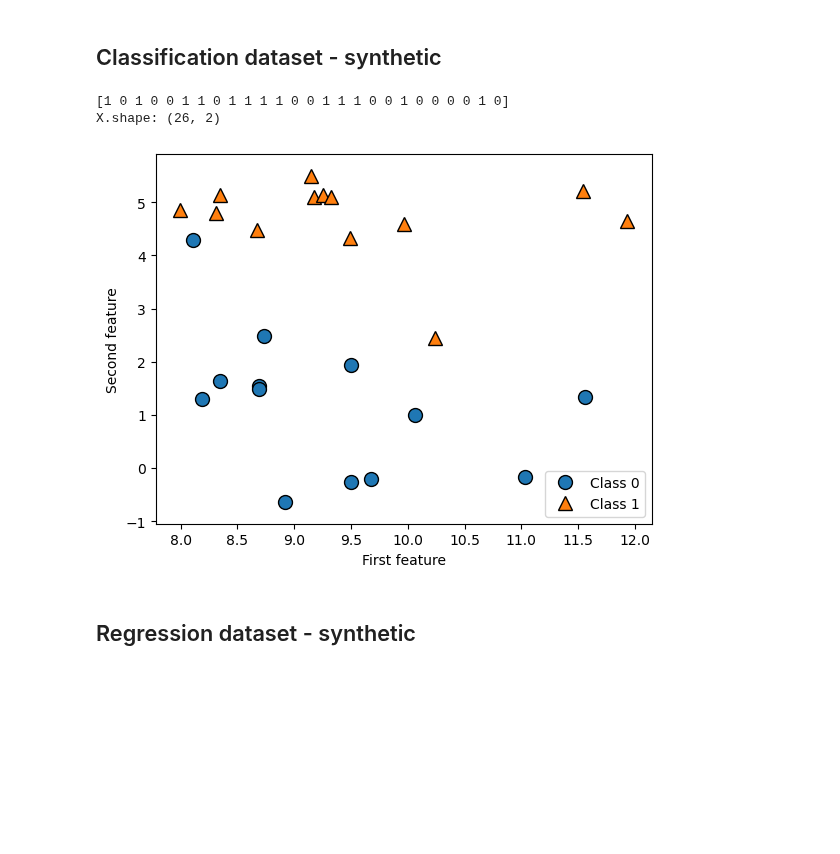
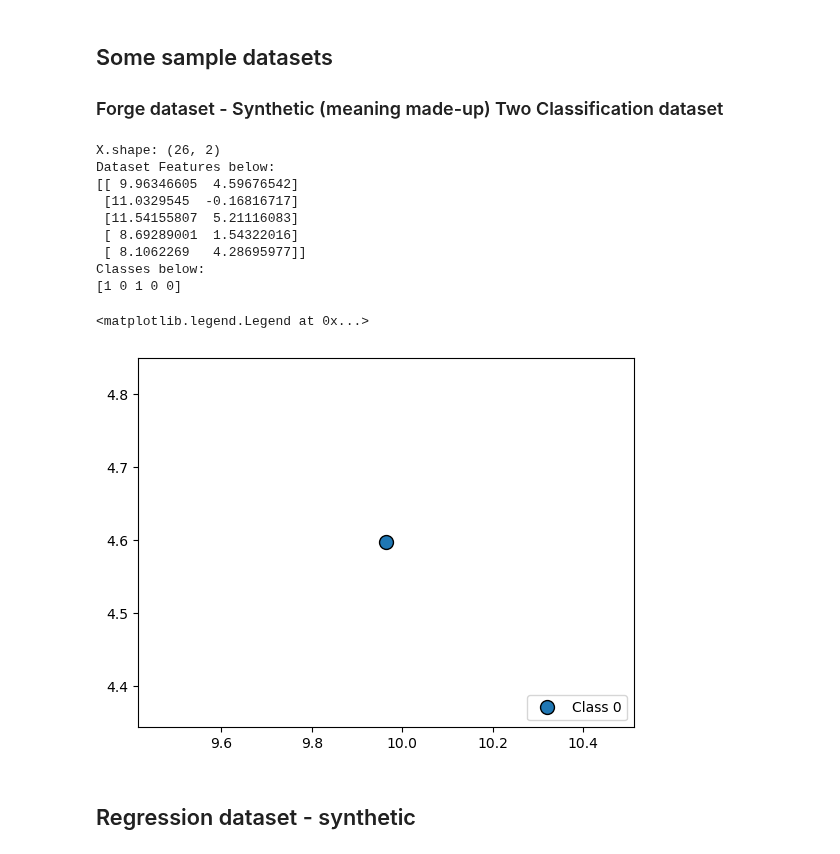
Before and after one commit to 4rtify/RoboticsJourney, a Jupyter notebook: Self_Study/2.PatternReg.ML/ML.Chap2.ipynb, the cells around one changed output. Cells and saved outputs as stored; diff of their text form; code cells hidden in the pictures; blank space fills up the shorter version.

```diff
--- a/Self_Study/2.PatternReg.ML/ML.Chap2.ipynb
+++ b/Self_Study/2.PatternReg.ML/ML.Chap2.ipynb
@@ -16,19 +73,32 @@ knn = KNeighborsClassifier(n_neighbors=1)
 # %% [markdown]
-## Classification dataset - synthetic
+## Some sample datasets
+### Forge dataset - Synthetic (meaning made-up) Two Classification dataset
 # %%
-# generate dataset
 X, y = mglearn.datasets.make_forge()
-print(y)
-# plot dataset
-mglearn.discrete_scatter(X[:, 0], X[:, 1], y)
+
+print("X.shape: {}".format(X.shape))
+
+print("Dataset Features below:")
+print(X[:5])
+print("Classes below:")
+print(y[:5])
+
+mglearn.discrete_scatter(X[:1, 0], X[:1, 1], y[:1])
+
+# mglearn.discrete_scatter(X[:, 0], X[:, 1], y)
 plt.legend(["Class 0", "Class 1"], loc=4)
-plt.xlabel("First feature")
-plt.ylabel("Second feature")
-print("X.shape: {}".format(X.shape))
 # %% [output]
-[1 0 1 0 0 1 1 0 1 1 1 1 0 0 1 1 1 0 0 1 0 0 0 0 1 0]
 X.shape: (26, 2)
+Dataset Features below:
+[[ 9.96346605  4.59676542]
+ [11.0329545  -0.16816717]
+ [11.54155807  5.21116083]
+ [ 8.69289001  1.54322016]
+ [ 8.1062269   4.28695977]]
+Classes below:
+[1 0 1 0 0]
+<matplotlib.legend.Legend at 0x...>
-[figure, old version]
+[figure, new version]
 # %% [markdown]
 ## Regression dataset - synthetic
 # %%
```
Also changed, not shown: parts of 3 cells of this notebook, 2 other files.
